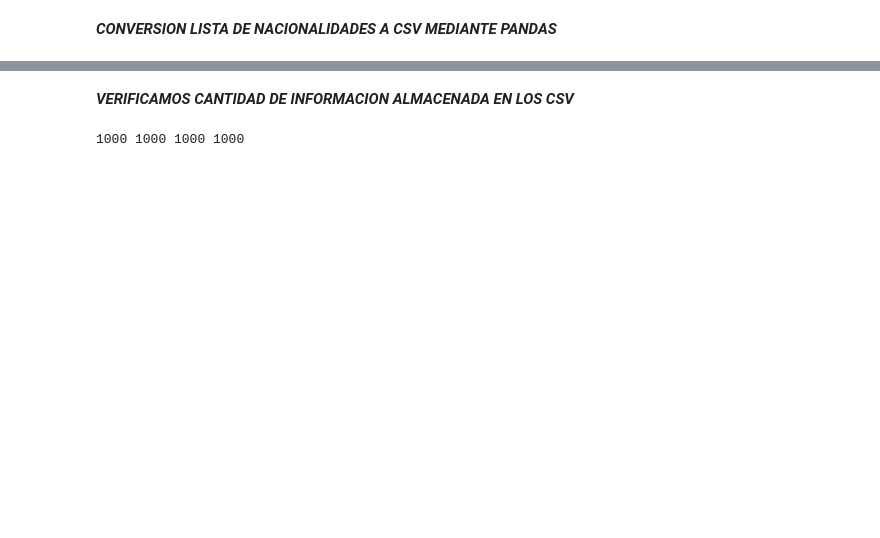
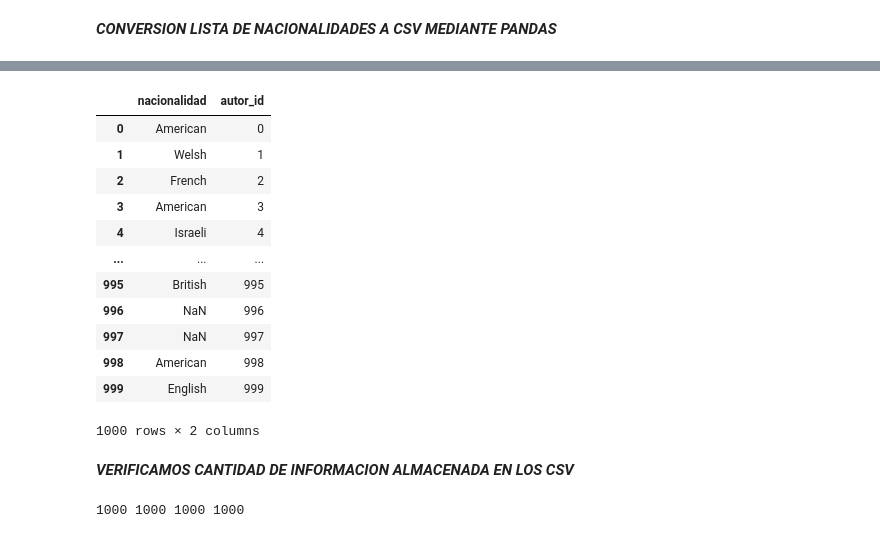
Before and after one commit to HugoFrancoo/TheHuddle-ConsultaMortal, a Jupyter notebook: pipeline/pipeline.ipynb, the cells around one changed output, grey strips where cells are left out. Cells and saved outputs as stored; diff of their text form; code cells hidden in the pictures; blank space fills up the shorter version.

```diff
--- a/pipeline/pipeline.ipynb
+++ b/pipeline/pipeline.ipynb
@@ -296,3 +365,22 @@ df
+# %%
+df = pd.read_csv("../data/autor_nacionalidad.csv")
+df["autor_id"] = range(len(df))
+df.to_csv("../data/autor_nacionalidad.csv", index=False)
+df
+# %% [output]
+|  | nacionalidad | autor_id |
+| 0 | American | 0 |
+| 1 | Welsh | 1 |
+| 2 | French | 2 |
+| 3 | American | 3 |
+| 4 | Israeli | 4 |
+| ... | ... | ... |
+| 995 | British | 995 |
+| 996 | NaN | 996 |
+| 997 | NaN | 997 |
+| 998 | American | 998 |
+| 999 | English | 999 |
+1000 rows × 2 columns
 # %% [markdown]
 ***VERIFICAMOS CANTIDAD DE INFORMACION ALMACENADA EN LOS CSV***
 # %%
```
Also changed, not shown: parts of 28 cells of this notebook, 7 other files.
